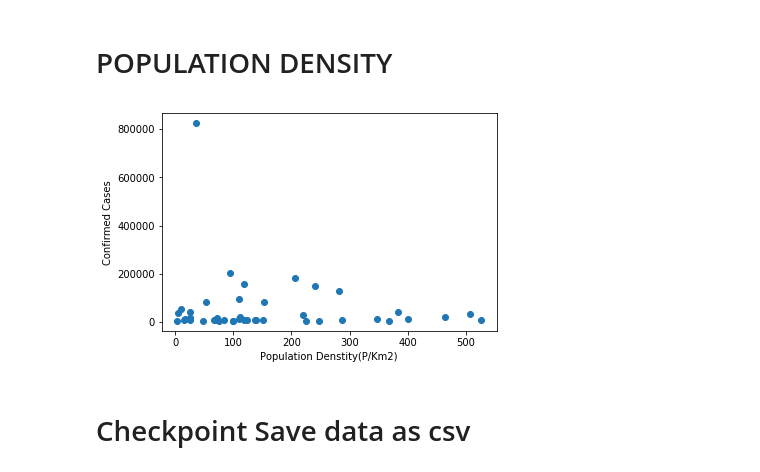
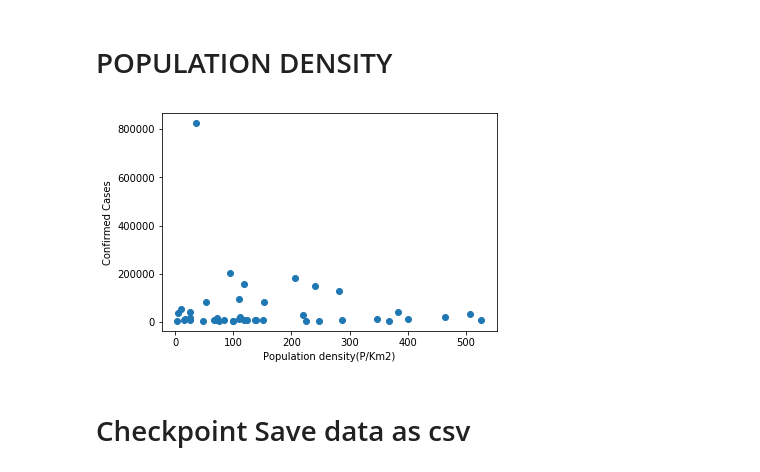
Before and after one commit to awells-uva/cs-project-covid, a Jupyter notebook: final_project.ipynb, the cells around one changed output. Saved outputs shown, nothing was run; the diff lists cells and outputs as text; code cells hidden in the pictures.

```diff
--- a/final_project.ipynb
+++ b/final_project.ipynb
@@ -390,30 +390,30 @@ plt.show()
 # %%
 import numpy
 fig, ax = plt.subplots(1, 1)
 x = []
 y = []
 labels = []
 import sys
 covid_19_time_series_confirmed = covid_19_time_series_confirmed.groupby(['Country/Region']).sum().reset_index()
 for index, row in covid_19_time_series_confirmed.iterrows():
     for index, row_pop in population.iterrows():
         if row_pop['country'] == row['Country/Region']:
             if row[-1] < 5000: # If number of Confirmed Cases < 5000
                 continue
             #print("Country: {}, Cases: {}, Population Density: {}".format(
             #      row['Country/Region'], row[-1], row_pop['denstity(P/Km2)'] ))
-            if int(row_pop['denstity(P/Km2)']) > 1000:
+            if int(row_pop['density(P/Km2)']) > 1000:
                 continue
-            x.append(int(row_pop['denstity(P/Km2)']))
+            x.append(int(row_pop['density(P/Km2)']))
             y.append(int(row[-1]))
             labels.append(row['Country/Region'])
             break
 plt.scatter(x,y)
-plt.xlabel("Population Denstity(P/Km2)")
+plt.xlabel("Population density(P/Km2)")
 plt.ylabel("Confirmed Cases")
 plt.show()
 # %% [output]
-[figure, old version]
+[figure, new version]
 # %% [markdown]
 # Checkpoint Save data as csv
 # %%
```
Also changed, not shown: parts of 6 cells of this notebook, 3 other files.
